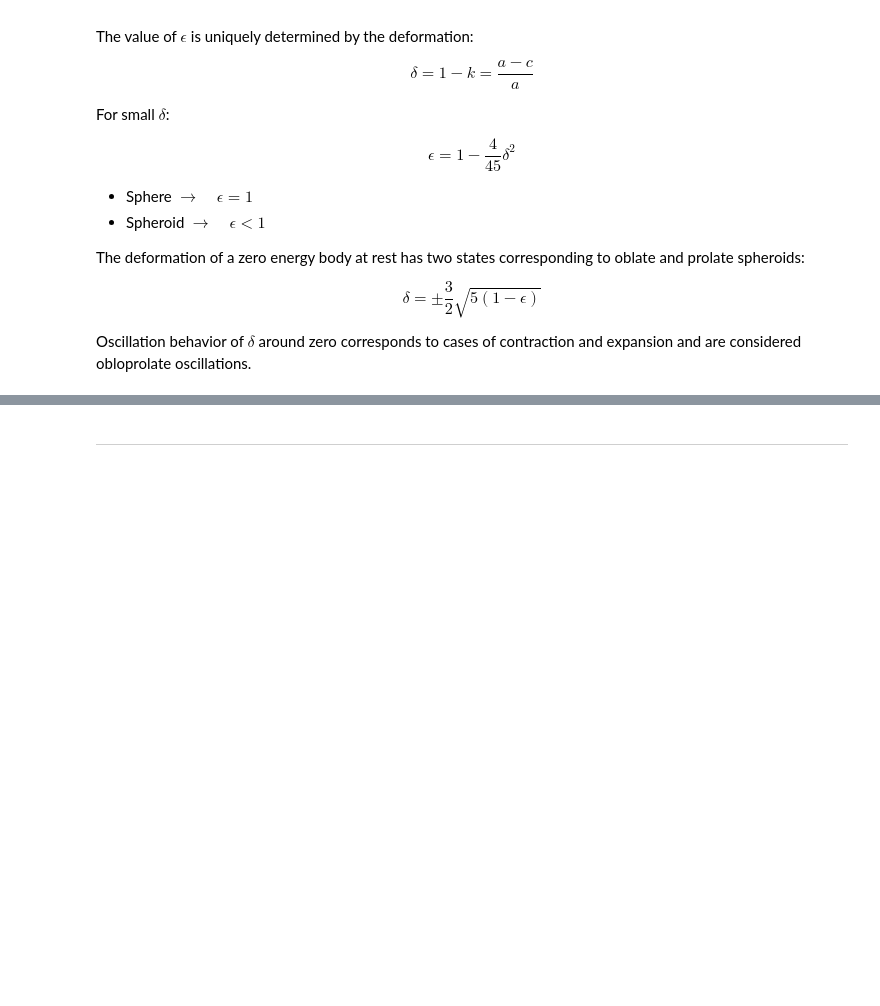
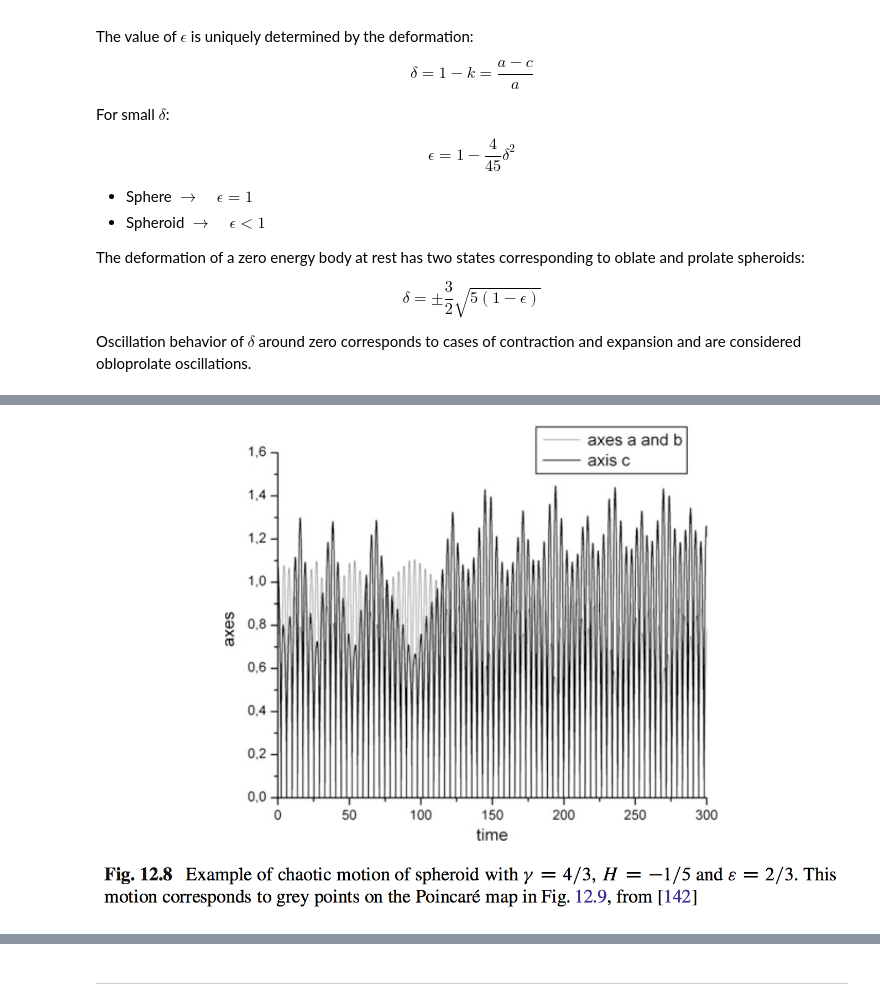
Before and after one commit to windju/dynamic_stabilization_nonspherical_bodies, a Jupyter notebook: mw_ams214_research.ipynb, the cells around one changed output, grey strips where cells are left out. Saved outputs shown, nothing was run; the diff lists cells and outputs as text; code cells hidden in the pictures; blank space fills up the shorter version.

```diff
--- a/mw_ams214_research.ipynb
+++ b/mw_ams214_research.ipynb
@@ -292,0 +302,4 @@ Oscillation behavior of $\delta$ around zero corresponds to cases of contraction
+# %%
+Image(filename='figs/3.png')
+# %% [output]
+[figure, added]
```
Also changed, not shown: parts of 20 cells of this notebook.
